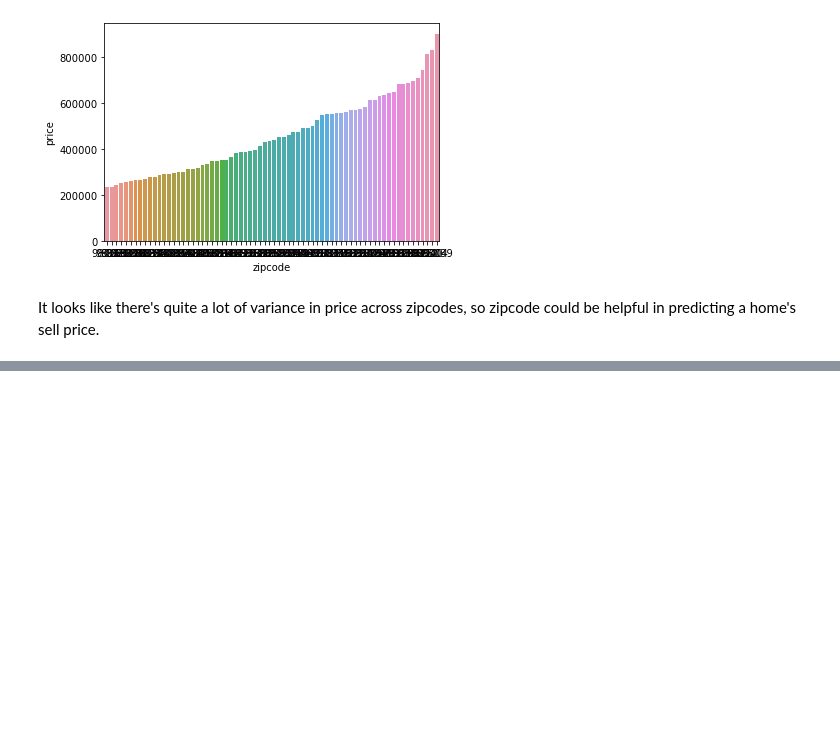
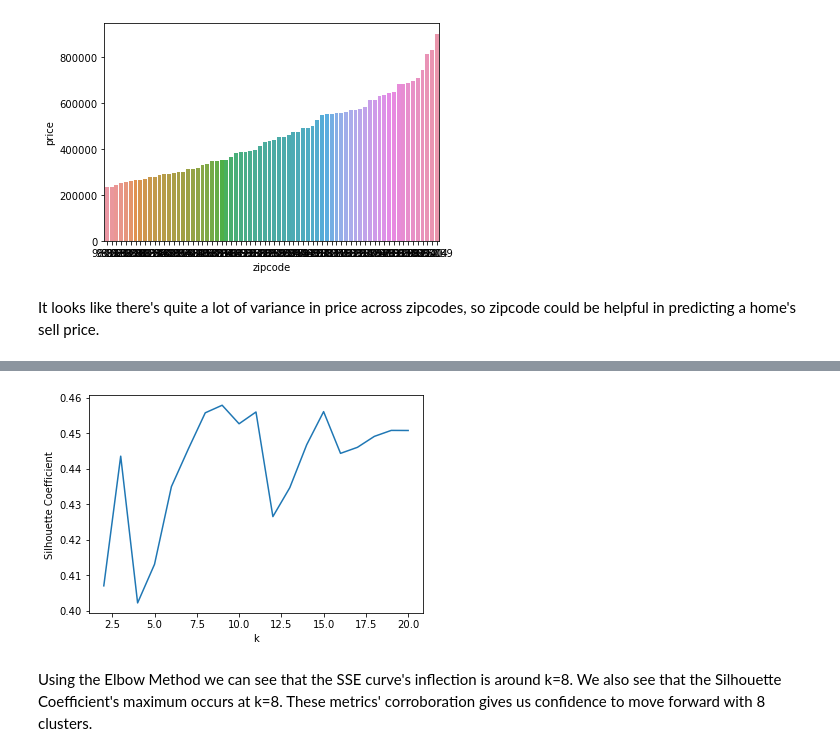
Before and after one commit to andrewabeles/seattle_home_sales, a Jupyter notebook: eda.ipynb, the cells around one changed output, grey strips where cells are left out. Cells and saved outputs as stored; diff of their text form; code cells hidden in the pictures; blank space fills up the shorter version.

```diff
--- a/eda.ipynb
+++ b/eda.ipynb
@@ -311,0 +347,7 @@ It looks like there's quite a lot of variance in price across zipcodes, so zipco
+# %%
+sns.lineplot(data=kmeans_scores, x='k', y='Silhouette Coefficient')
+plt.show()
+# %% [output]
+[figure, added]
+# %% [markdown]
+Using the Elbow Method we can see that the SSE curve's inflection is around k=8. We also see that the Silhouette Coefficient's maximum occurs at k=8. These metrics' corroboration gives us confidence to move forward with 8 clusters.
```
Also changed, not shown: parts of 19 cells of this notebook.
